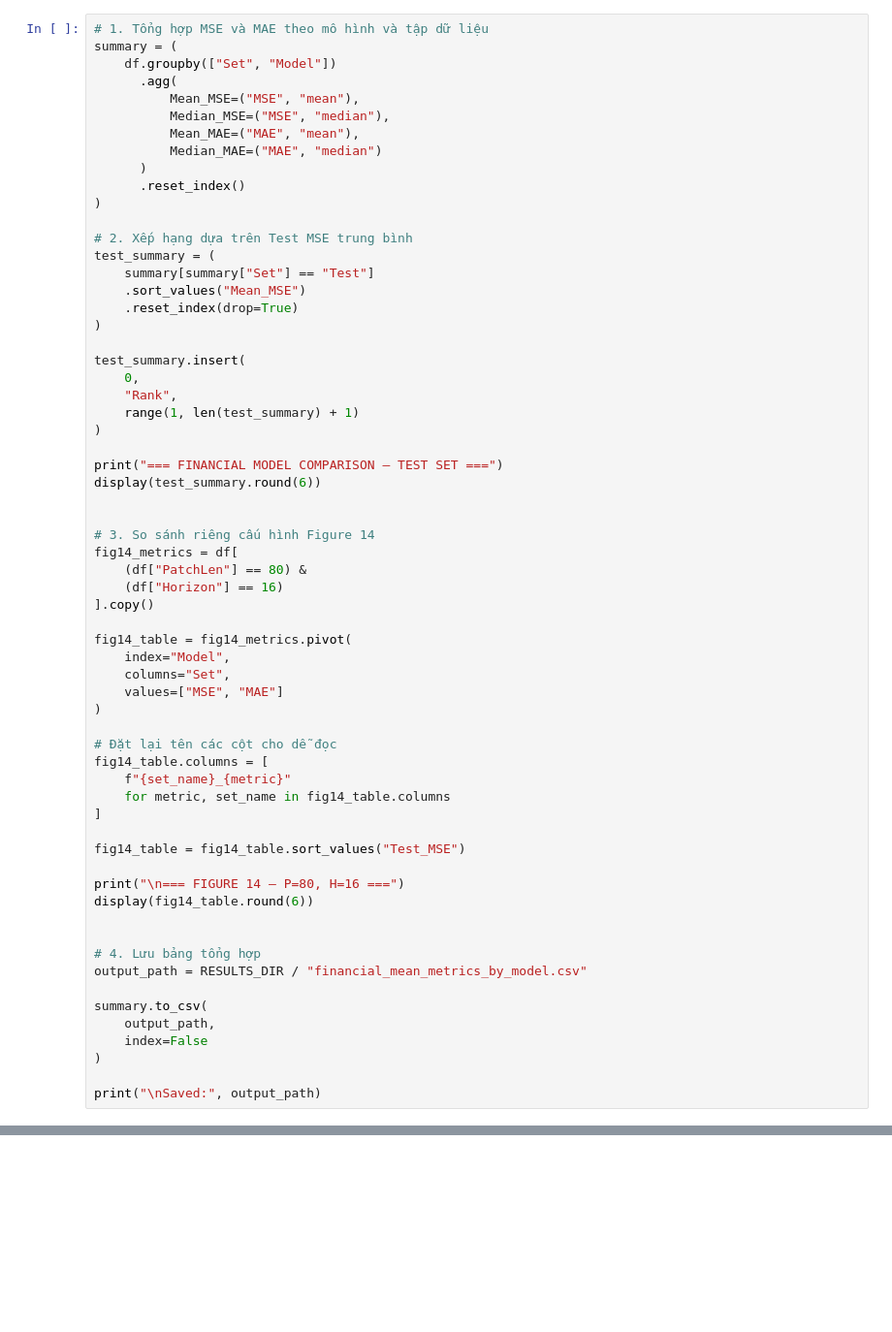
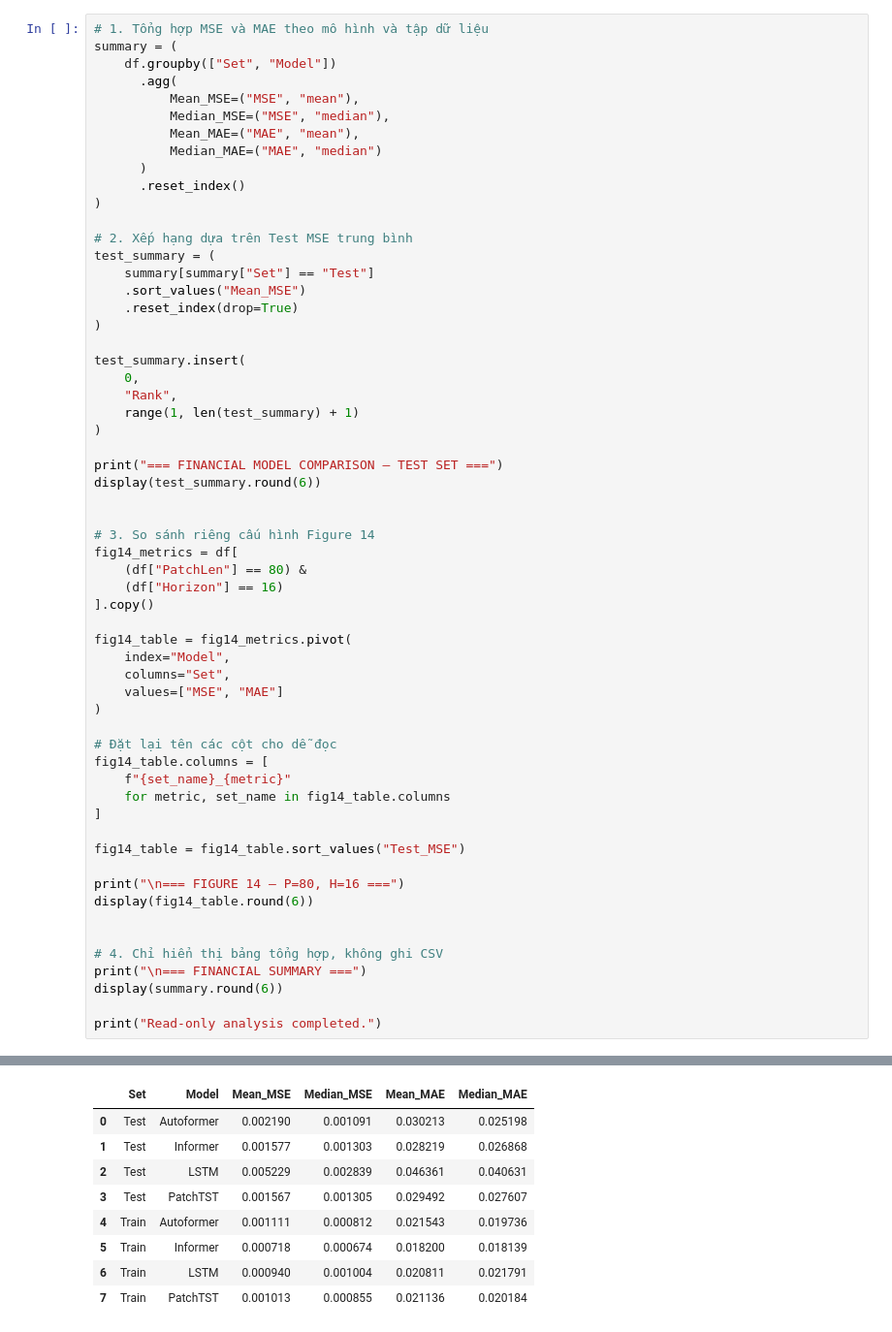
Before and after one commit to Alexx-crearor/predictive-analytics, a Jupyter notebook: experiments/03_financial/04_financial_visualization.ipynb, the cells around one changed output, grey strips where cells are left out. Shown at 97% size. Saved outputs shown, nothing was run; the diff lists cells and outputs as text; blank space fills up the shorter version.

Commit message:
refactor(financial): clean notebooks and consolidate figures

```diff
--- a/experiments/03_financial/04_financial_visualization.ipynb
+++ b/experiments/03_financial/04_financial_visualization.ipynb
@@ -708,15 +702,11 @@ print("\n=== FIGURE 14 — P=80, H=16 ===")
 display(fig14_table.round(6))
 
 
-# 4. Lưu bảng tổng hợp
-output_path = RESULTS_DIR / "financial_mean_metrics_by_model.csv"
+# 4. Chỉ hiển thị bảng tổng hợp, không ghi CSV
+print("\n=== FINANCIAL SUMMARY ===")
+display(summary.round(6))
 
-summary.to_csv(
-    output_path,
-    index=False
-)
-
-print("\nSaved:", output_path)
+print("Read-only analysis completed.")
 # %% [output]
 === FINANCIAL MODEL COMPARISON — TEST SET ===
 |  | Rank | Set | Model | Mean_MSE | Median_MSE | Mean_MAE | Median_MAE |
@@ -734,0 +725,9 @@ Saved: C:\Users\Win 11 New\Desktop\pa gk\experiments\03_financial\results\financ
+|  | Set | Model | Mean_MSE | Median_MSE | Mean_MAE | Median_MAE |
+| 0 | Test | Autoformer | 0.002190 | 0.001091 | 0.030213 | 0.025198 |
+| 1 | Test | Informer | 0.001577 | 0.001303 | 0.028219 | 0.026868 |
+| 2 | Test | LSTM | 0.005229 | 0.002839 | 0.046361 | 0.040631 |
+| 3 | Test | PatchTST | 0.001567 | 0.001305 | 0.029492 | 0.027607 |
+| 4 | Train | Autoformer | 0.001111 | 0.000812 | 0.021543 | 0.019736 |
+| 5 | Train | Informer | 0.000718 | 0.000674 | 0.018200 | 0.018139 |
+| 6 | Train | LSTM | 0.000940 | 0.001004 | 0.020811 | 0.021791 |
+| 7 | Train | PatchTST | 0.001013 | 0.000855 | 0.021136 | 0.020184 |
```
Also changed, not shown: parts of 11 cells of this notebook.
